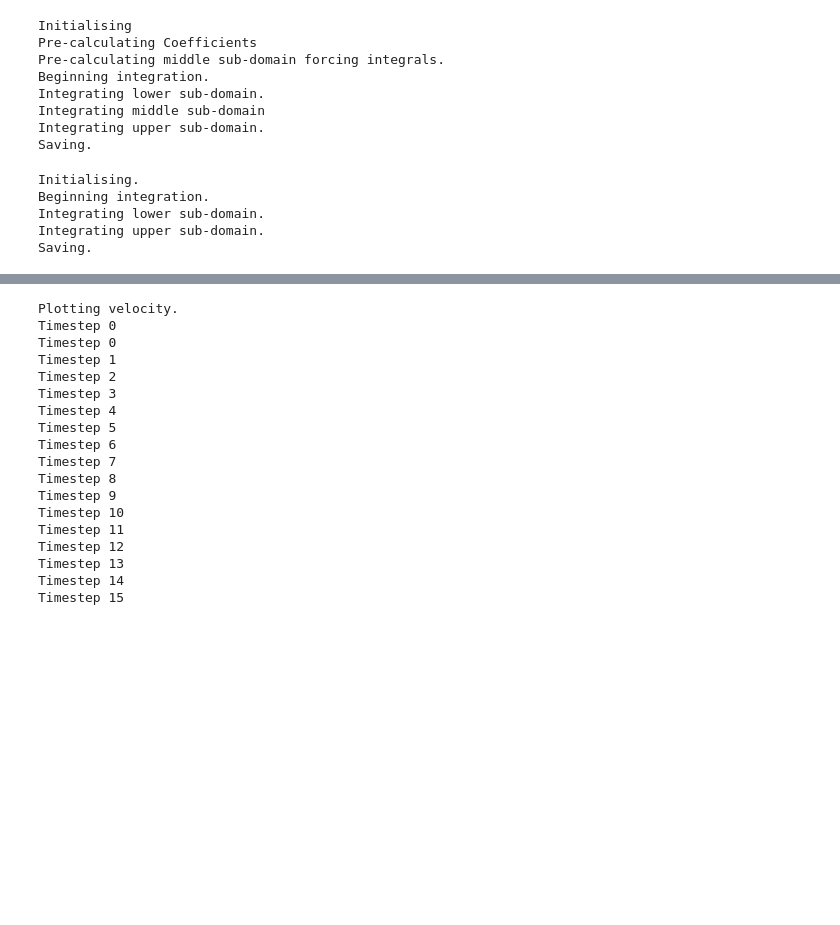
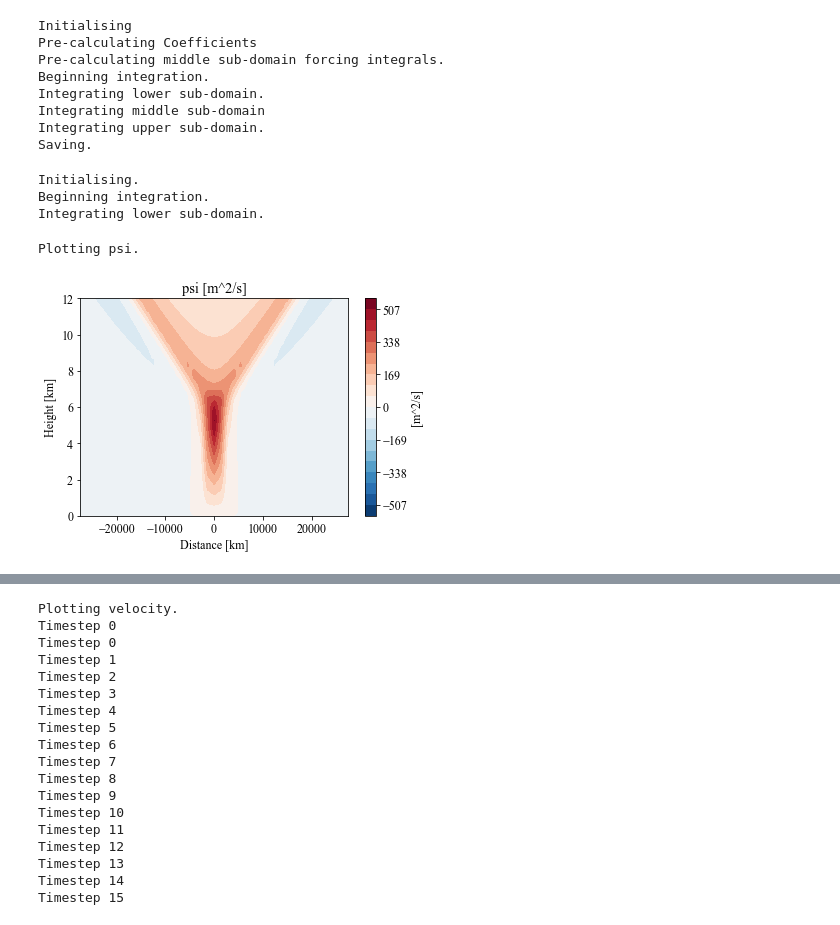
Before and after one commit to eshort0401/rotunno83, a Jupyter notebook: python_scripts/rotunno83.ipynb, the cells around one changed output, grey strips where cells are left out. Saved outputs shown, nothing was run; the diff lists cells and outputs as text; code cells hidden in the pictures; blank space fills up the shorter version.

```diff
--- a/python_scripts/rotunno83.ipynb
+++ b/python_scripts/rotunno83.ipynb
@@ -45,13 +45,11 @@ Integrating upper sub-domain.
 Saving.
 # %%
 ds_pwN = rt.solve_piecewise_N(
-    xN=81, zN=41, tN=16, sN=1000, L=.1, N=3, H1=1.4, save=False)
+    xN=81, zN=41, tN=16, sN=1000, L=.2, N=5, H1=.75, save=False)
 # %% [output]
 Initialising.
 Beginning integration.
 Integrating lower sub-domain.
-Integrating upper sub-domain.
-Saving.
 # %%
 theta0=300
 N=0.02
@@ -71,3 +69,16 @@ ds_pwN_dim = rt.redimensionalise_qian(copy.deepcopy(ds_pwN), h=h, N=N, Q0=1*7.5e
 ds_cN_dim = rt.redimensionalise_qian(copy.deepcopy(ds_cN), h=h, N=N, Q0=1*7.5e-6)
 # %%
 t=4
+# %%
+# test = ds_cN_dim.sum(dim='mode', keep_attrs=True).isel(forcing=2)
+test = ds_cN_dim.isel(forcing=[1]).sum(dim='mode', keep_attrs=True).sum(dim='forcing', keep_attrs=True)
+# test = ds_cN_dim.isel(mode=1).isel(forcing=2)
+var='psi'
+# t=4
+fig = rt.plotCont(test, var=var, t=t)[0]
+
+plt.savefig('/home/student.unimelb.edu.au/shorte1/Documents/phd/confirmation/soln_{}_{}.png'.format(var, t),
+            dpi=200, bbox_inches='tight', facecolor='white')
+# %% [output]
+Plotting psi.
+[figure, added]
```
Also changed, not shown: parts of 8 cells of this notebook, 3 other files.
